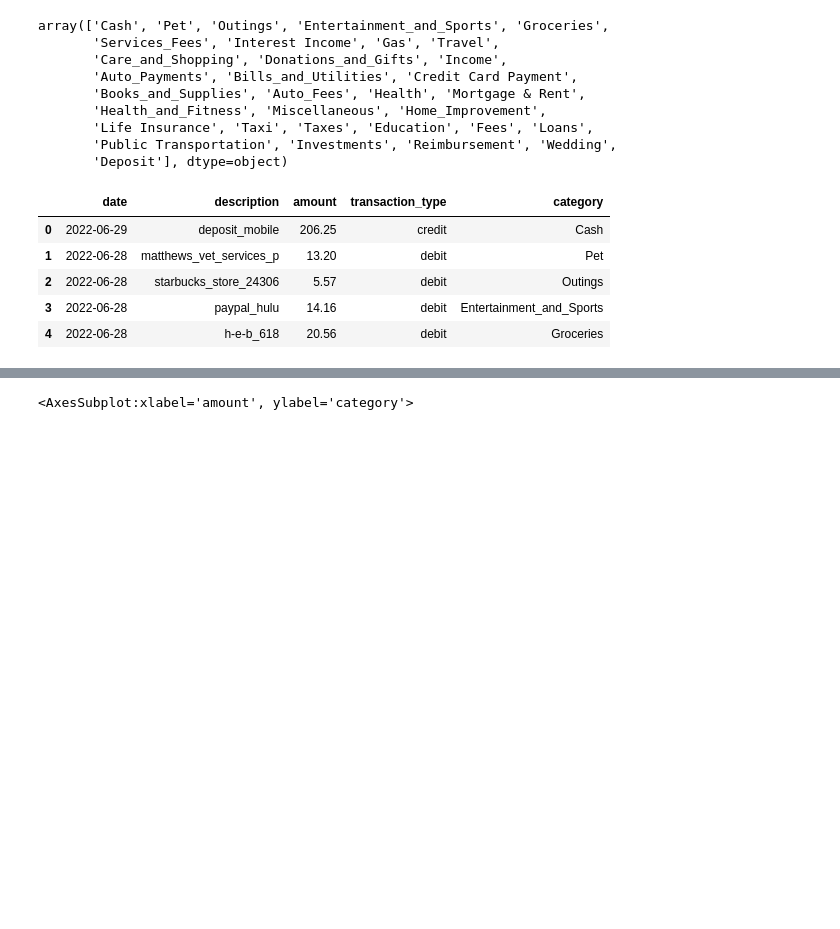
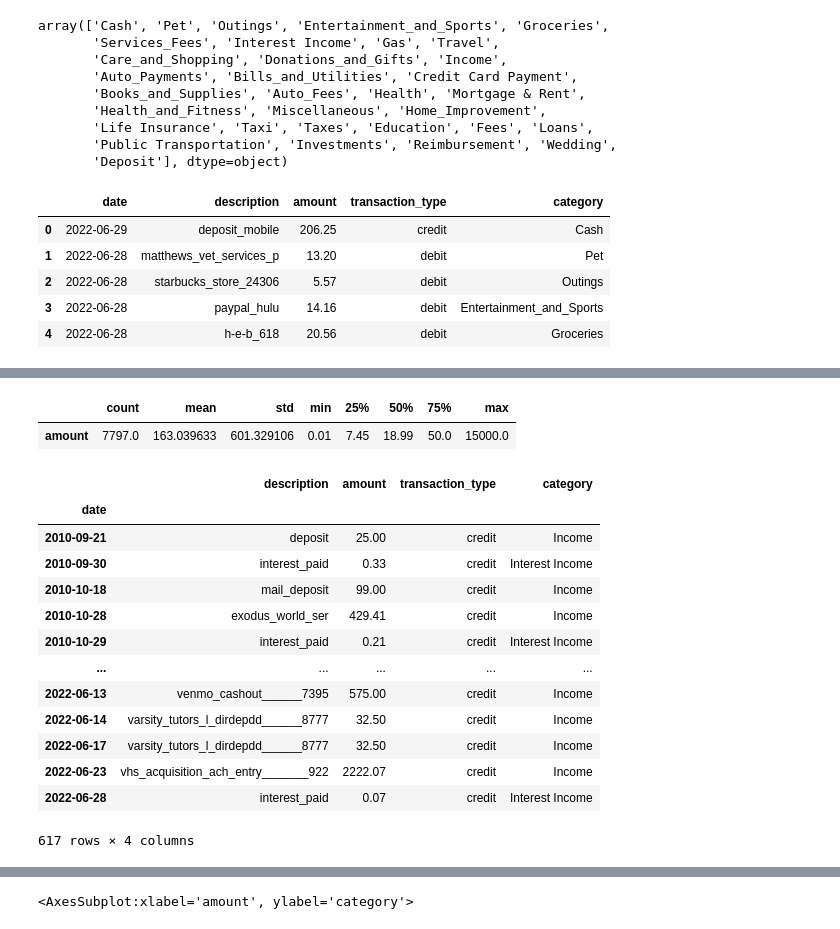
Before and after one commit to Severina7/personal_project, a Jupyter notebook: personal_project.ipynb, the cells around one changed output, grey strips where cells are left out. Cells and saved outputs as stored; diff of their text form; code cells hidden in the pictures; blank space fills up the shorter version.

```diff
--- a/personal_project.ipynb
+++ b/personal_project.ipynb
@@ -558,0 +521,24 @@ array(['Credit Card Payment', 'Donations_and_Gifts',
+# %%
+transactions.describe().T
+# %% [output]
+|  | count | mean | std | min | 25% | 50% | 75% | max |
+| amount | 7797.0 | 163.039633 | 601.329106 | 0.01 | 7.45 | 18.99 | 50.0 | 15000.0 |
+# %%
+expenses = transactions.loc[transactions['category'].str.contains('Income', case=False)]
+# %%
+expenses
+# %% [output]
+|  | description | amount | transaction_type | category |
+| date |  |  |  |  |
+| 2010-09-21 | deposit | 25.00 | credit | Income |
+| 2010-09-30 | interest_paid | 0.33 | credit | Interest Income |
+| 2010-10-18 | mail_deposit | 99.00 | credit | Income |
+| 2010-10-28 | exodus_world_ser | 429.41 | credit | Income |
+| 2010-10-29 | interest_paid | 0.21 | credit | Interest Income |
+| ... | ... | ... | ... | ... |
+| 2022-06-13 | venmo_cashout______7395 | 575.00 | credit | Income |
+| 2022-06-14 | varsity_tutors_l_dirdepdd______8777 | 32.50 | credit | Income |
+| 2022-06-17 | varsity_tutors_l_dirdepdd______8777 | 32.50 | credit | Income |
+| 2022-06-23 | vhs_acquisition_ach_entry_______922 | 2222.07 | credit | Income |
+| 2022-06-28 | interest_paid | 0.07 | credit | Interest Income |
+617 rows × 4 columns
```
Also changed, not shown: parts of 28 cells of this notebook.
